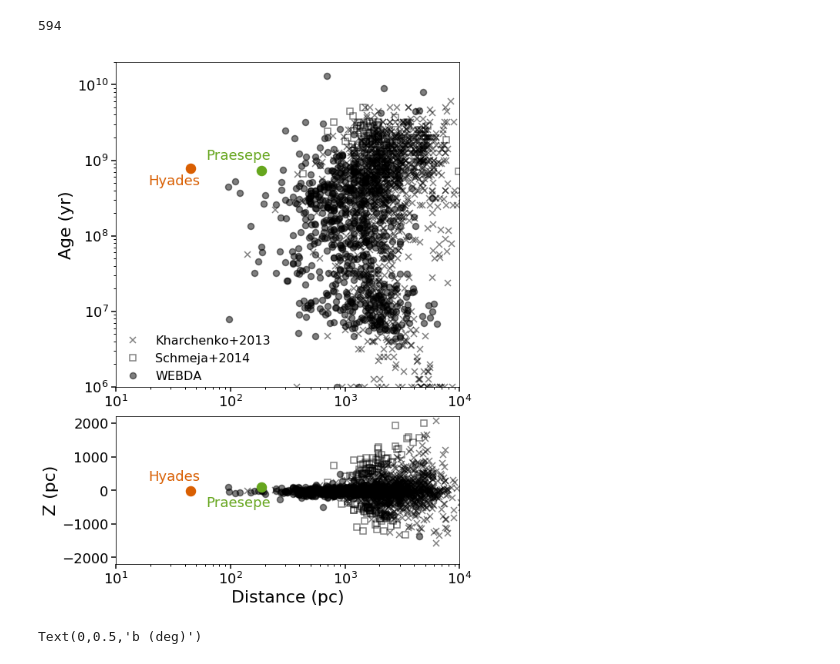
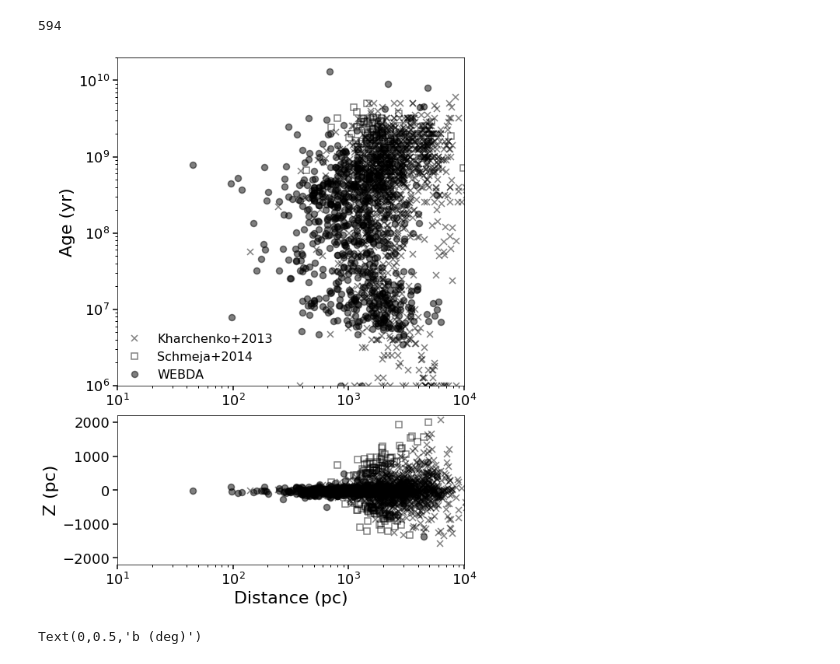
Before and after one commit to stephtdouglas/cluster_figs, a Jupyter notebook: cluster_figs.ipynb, the cells around one changed output. Saved outputs shown, nothing was run; the diff lists cells and outputs as text; code cells hidden in the pictures.

```diff
--- a/cluster_figs.ipynb
+++ b/cluster_figs.ipynb
@@ -267,53 +327,35 @@ ax1 = plt.subplot2grid((3,1),(0,0),rowspan=2)
 ax1.plot(khar["d"],10**khar["logt"],'kx',alpha=0.5,label="Kharchenko+2013")
 ax1.plot(schm["d"],10**schm["logt"],'ks',mfc="none",alpha=0.5,label="Schmeja+2014")
 ax1.plot(webda["Dist"],10**webda["Age"],'ko',label="WEBDA",alpha=0.5)
-
-# ax1.plot(khar["d"][khar["Name"]=="NGC_2632"],10**khar["logt"][khar["Name"]=="NGC_2632"],'x',
-#         color=cmap_qual[4],mew=2,ms=12)
-prae = webda["Dist"][webda["Cluster_name"]=="NGC 2632"],10**webda["Age"][webda["Cluster_name"]=="NGC 2632"]
-hya = webda["Dist"][webda["Cluster_name"]=="Melotte 25"],10**webda["Age"][webda["Cluster_name"]=="Melotte 25"]
-ax1.plot(prae[0],prae[1],'o',mfc=cmap_qual[4],mec=cmap_qual[4],ms=12)# label="Praesepe")
-ax1.plot(hya[0],hya[1],'o',mfc=cmap_qual[1],mec=cmap_qual[1],ms=12)# label="Hyades")
-
-ax1.text(hya[0]*1.2,hya[1]*0.6,"Hyades",color=cmap_qual[1],horizontalalignment="right",fontsize=18)
-ax1.text(prae[0]*1.2,prae[1]*1.4,"Praesepe",color=cmap_qual[4],horizontalalignment="right",fontsize=18)
 
 ax1.set_xscale("log")
 ax1.set_yscale("log")
 
 ax1.set_xlim(10,1e4)
 ax1.set_ylim(1e6,2e10)
 
 # ax1.set_xlabel("Distance (pc)")
 ax1.set_ylabel("Age (yr)")
 
 ax1.legend(loc=3,borderaxespad=0)
 
 ax2 = plt.subplot2grid((3,1),(2,0),rowspan=1)
 
 ax2.plot(khar["d"],khar_z,'kx',alpha=0.5)
 ax2.plot(webda["Dist"],webda["Z"],'ko',alpha=0.5)
 ax2.plot(schm["d"],schm_z,'ks',mfc="none",alpha=0.5)
-ax2.plot(webda["Dist"][webda["Cluster_name"]=="NGC 2632"],webda["Z"][webda["Cluster_name"]=="NGC 2632"],
-        'o',mfc=cmap_qual[4],mec=cmap_qual[4],ms=12)
-ax2.plot(webda["Dist"][webda["Cluster_name"]=="Melotte 25"],webda["Z"][webda["Cluster_name"]=="Melotte 25"],
-        'o',mfc=cmap_qual[1],mec=cmap_qual[1],ms=12)
-
-ax2.text(hya[0]*1.2,300,"Hyades",color=cmap_qual[1],horizontalalignment="right",fontsize=18)
-ax2.text(prae[0]*1.2,-500,"Praesepe",color=cmap_qual[4],horizontalalignment="right",fontsize=18)
-
 
 ax2.set_xscale("log")
 ax2.set_xlim(10,1e4)
 ax2.set_ylim(-2.2e3,2.2e3)
 
 ax2.set_xlabel("Distance (pc)")
 ax2.set_ylabel("Z (pc)")
 
 plt.savefig("all_clusters.pdf",bbox_inches="tight")
 plt.savefig("all_clusters.png",bbox_inches="tight")
 # %% [output]
-[figure, old version]
+[figure, new version]
 # %%
 plt.figure(figsize=single_figure)
 ax1 = plt.subplot(211)
```
Also changed, not shown: parts of 22 cells of this notebook.
